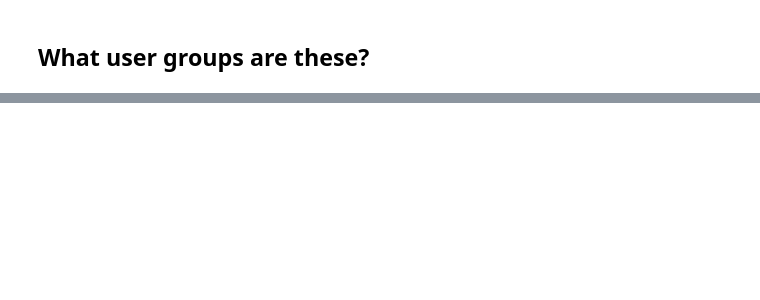
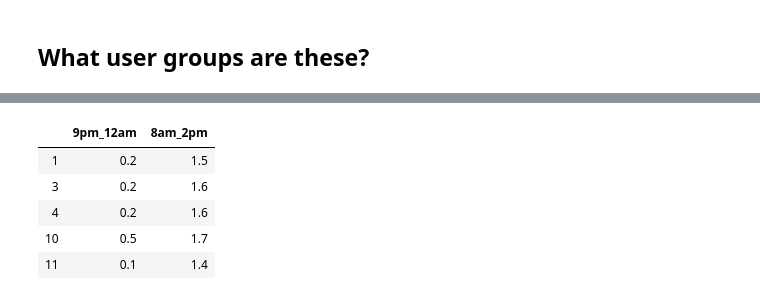
Before and after one commit to Toumetis/2019_09_11_WorkshopWednesdays, a Jupyter notebook: notebooks/workshop/Data_analysis_1.ipynb, the cells around one changed output, grey strips where cells are left out. Saved outputs shown, nothing was run; the diff lists cells and outputs as text; code cells hidden in the pictures; blank space fills up the shorter version.

```diff
--- a/notebooks/workshop/Data_analysis_1.ipynb
+++ b/notebooks/workshop/Data_analysis_1.ipynb
@@ -315,0 +352,9 @@ We can see three distinct groups of users.
+# %%
+usage_df.iloc[group_1][['9pm_12am','8am_2pm']].head()
+# %% [output]
+|  | 9pm_12am | 8am_2pm |
+| 1 | 0.2 | 1.5 |
+| 3 | 0.2 | 1.6 |
+| 4 | 0.2 | 1.6 |
+| 10 | 0.5 | 1.7 |
+| 11 | 0.1 | 1.4 |
```
Also changed, not shown: parts of 8 cells of this notebook.
